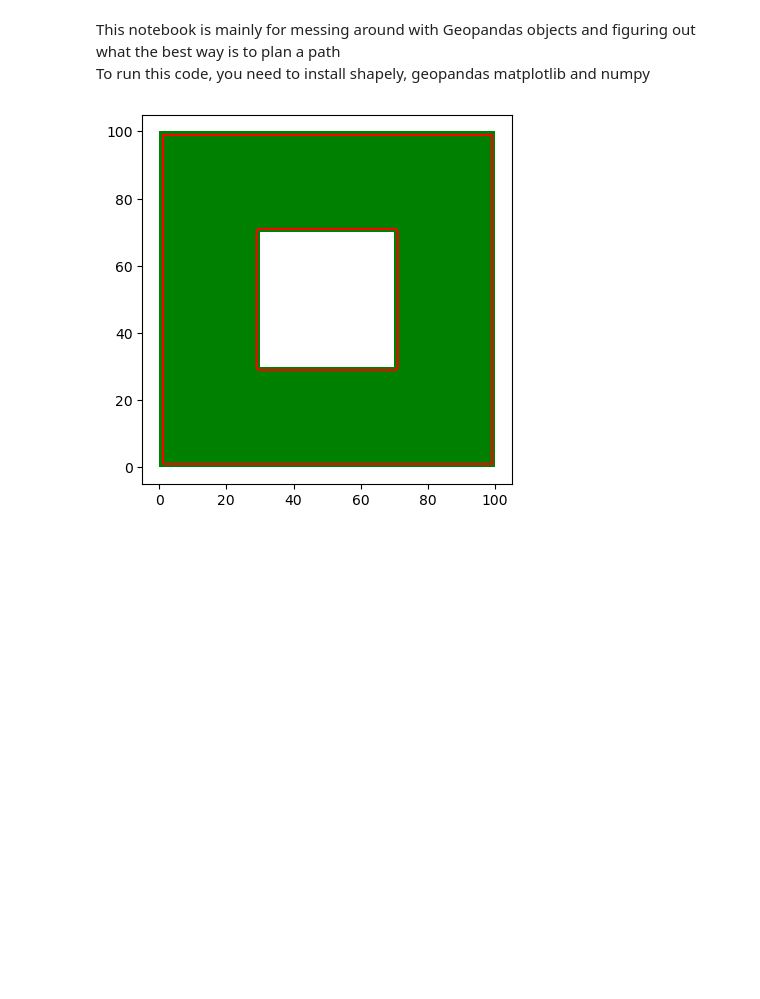
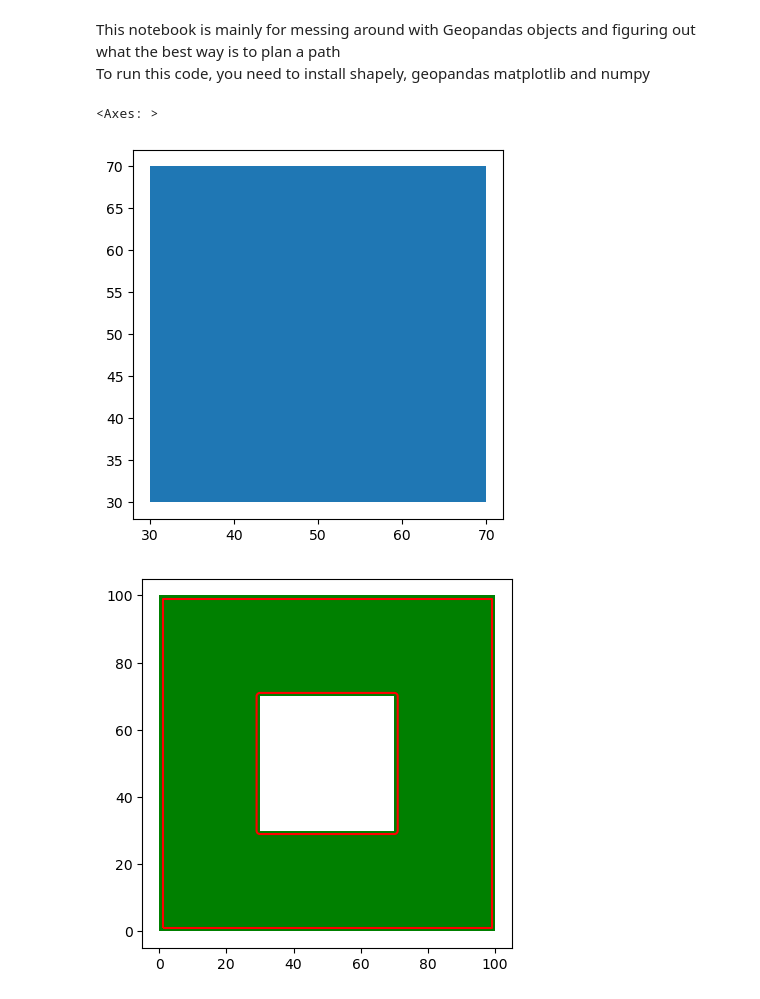
Before and after one commit to NickBak08/AgricultureRobotics, a Jupyter notebook: PathPlanning/testing_functions.ipynb, the cells around one changed output. Drawn from its saved outputs; the diff is of its cells as text; code cells hidden in the pictures; blank space fills up the shorter version.

```diff
--- a/PathPlanning/testing_functions.ipynb
+++ b/PathPlanning/testing_functions.ipynb
@@ -23,10 +23,14 @@ for i in range(len(json_data['features'])):
 # %%
 # Here we create a geoseries object from the polygons
 polygon1 = gpd.GeoSeries(Polygon(coordinates[1][0]))
 hole = gpd.GeoSeries(Polygon(coordinates[2][0]))
 # Creating a buffer with a specific size (in this case 1)
 obstacle_buffer = hole.buffer(1)
 polygon1_buffer = polygon1.buffer(-1)
+hole.plot()
+# %% [output]
+<Axes: >
+[figure, added]
 # %%
 # Here we substract the hole from the field, the first line does this for the field and hole without headlands, the second line does it
 # for field and hole with headlands
```
Also changed, not shown: parts of 13 cells of this notebook, 1 other file.
